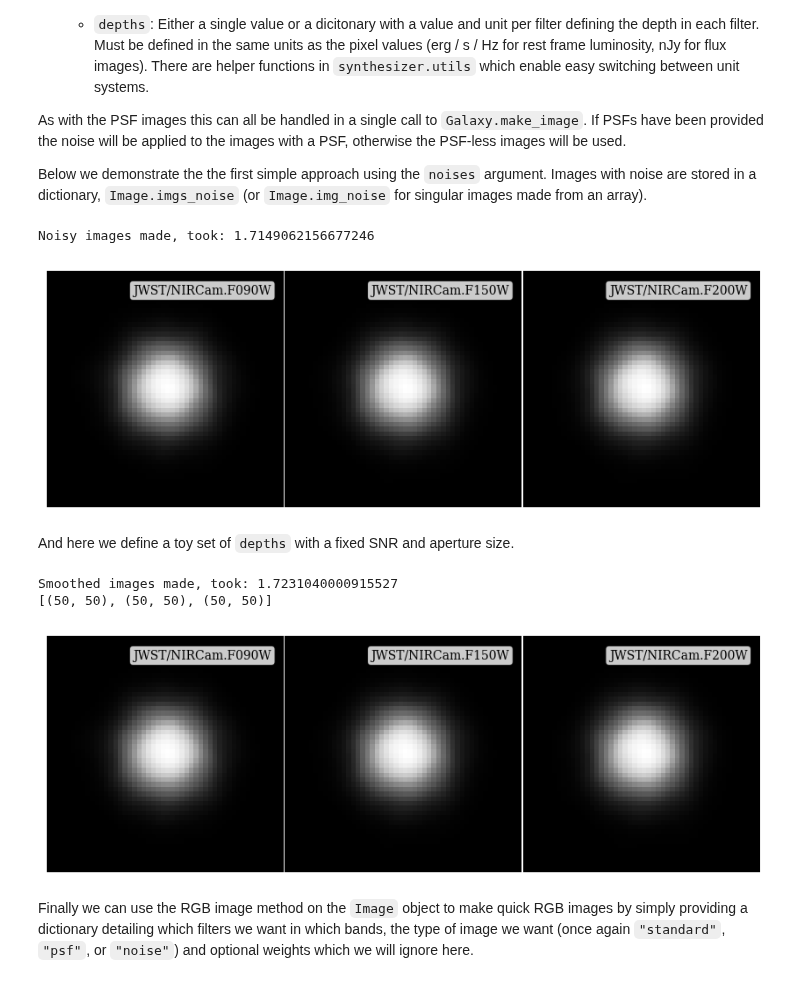
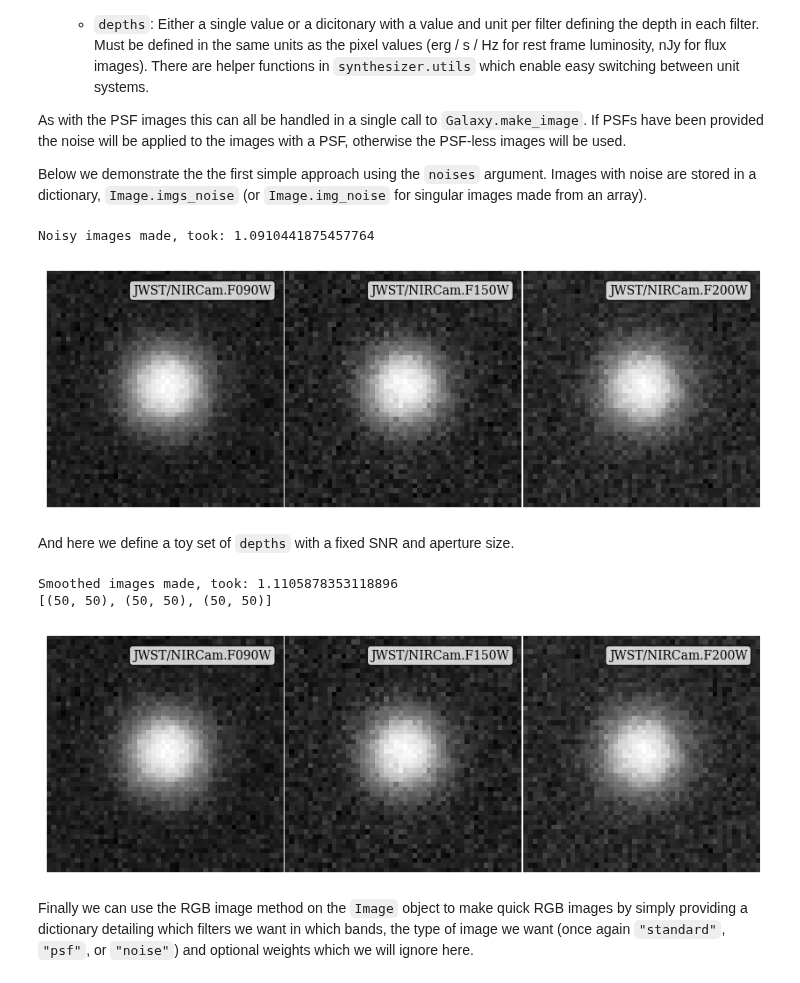
Before and after one commit to tHarvey303/synthesizer, a Jupyter notebook: docs/source/imaging/particle_imaging.ipynb, the cells around one changed output. Drawn from its saved outputs; the diff is of its cells as text; code cells hidden in the pictures.

```diff
--- a/docs/source/imaging/particle_imaging.ipynb
+++ b/docs/source/imaging/particle_imaging.ipynb
@@ -96,7 +97,7 @@ From the Stars object we can initialise a galaxy to make an image of. The lower
 galaxy_start = time.time()
 
 # Create galaxy object
-galaxy = Galaxy(stars=stars)
+gal = galaxy(stars=stars)
 
 print("Galaxy created, took:", time.time() - galaxy_start)
 # %% [output]
@@ -111,7 +112,7 @@ Here we will use `get_fnu` to convert the rest frame SED into an observed SED wh
 spectra_start = time.time()
 
 # Calculate the stellar rest frame SEDs for all particles in erg / s / Hz
-sed = galaxy.get_particle_spectra_incident(grid)
+sed = gal.get_particle_spectra_incident(grid)
 
 # Calculate the observed SED in nJy
 sed.get_fnu(cosmo, stars.redshift, igm=None)
@@ -222,7 +223,7 @@ Internally a spectral data cube is made first and stored in the image at `Image.
 img_start = time.time()
 
 # Get the image
-hist_img = galaxy.make_images(
+hist_img = gal.make_images(
     resolution,
     fov=width,
     img_type="hist",
@@ -233,7 +234,7 @@ hist_img = galaxy.make_images(
 )
 
 # Get the image
-smooth_img = galaxy.make_images(
+smooth_img = gal.make_images(
     resolution,
     fov=width,
     img_type="smoothed",
@@ -326,7 +327,7 @@ psfs = {f: psf for f in filters.filter_codes}
 img_start = time.time()
 
 # Get the image
-psf_img = galaxy.make_images(
+psf_img = gal.make_images(
     resolution,
     fov=width,
     img_type="smoothed",
@@ -377,37 +379,37 @@ resolution = (width.value / 50) * Mpc
 
 img_start = time.time()
 
 # Get the image
-simple_noise_img = galaxy.make_images(
+simple_noise_img = gal.make_images(
     resolution,
     fov=width,
     img_type="smoothed",
     sed=sed,
     filters=filters,
     rest_frame=False,
     cosmo=cosmo,
     psfs=psfs,
     psf_resample_factor=2,
-    noises=30 * nJy,
+    noises=100 * nJy,
 )
 
 print("Noisy images made, took:", time.time() - img_start)
 
 simple_noise_imgs = simple_noise_img.imgs_noise
 
 # Lets set up a simple normalisation across all images
 vmax = 0
 for img in simple_noise_imgs.values():
     up = np.percentile(img, 99.9)
     if up > vmax:
         vmax = up
 
 # Get the plot
 fig, ax = simple_noise_img.plot_image(img_type="noise", show=True, vmin=0, vmax=vmax)
 plt.close(fig)
 # %% [output]
-Noisy images made, took: 1.7149062156677246
+Noisy images made, took: 1.0910441875457764
-[figure, old version]
+[figure, new version]
 # %% [markdown]
 And here we define a toy set of `depths` with a fixed SNR and aperture size.
 # %%
@@ -415,12 +417,12 @@ And here we define a toy set of `depths` with a fixed SNR and aperture size.
 resolution = (width.value / 50) * Mpc
 
 # Create the dictionary of depths
-depths = {f.filter_code: 100 * nJy for f in filters}
+depths = {f.filter_code: 2000 * nJy for f in filters}
 
 img_start = time.time()
 
 # Get the image
-noise_img = galaxy.make_images(
+noise_img = gal.make_images(
     resolution,
     fov=width,
     img_type="smoothed",
@@ -454,9 +456,9 @@ for img in noise_imgs.values():
 fig, ax = simple_noise_img.plot_image(img_type="noise", show=True, vmin=vmin, vmax=vmax)
 plt.close(fig)
 # %% [output]
-Smoothed images made, took: 1.7231040000915527
+Smoothed images made, took: 1.1105878353118896
 [(50, 50), (50, 50), (50, 50)]
-[figure, old version]
+[figure, new version]
 # %% [markdown]
 Finally we can use the RGB image method on the `Image` object to make quick RGB images by simply providing a dictionary detailing which filters we want in which bands, the type of image we want (once again `"standard"`, `"psf"`, or `"noise"`) and optional weights which we will ignore here.
 # %%
```
Also changed, not shown: parts of 11 cells of this notebook, 2 other files.
